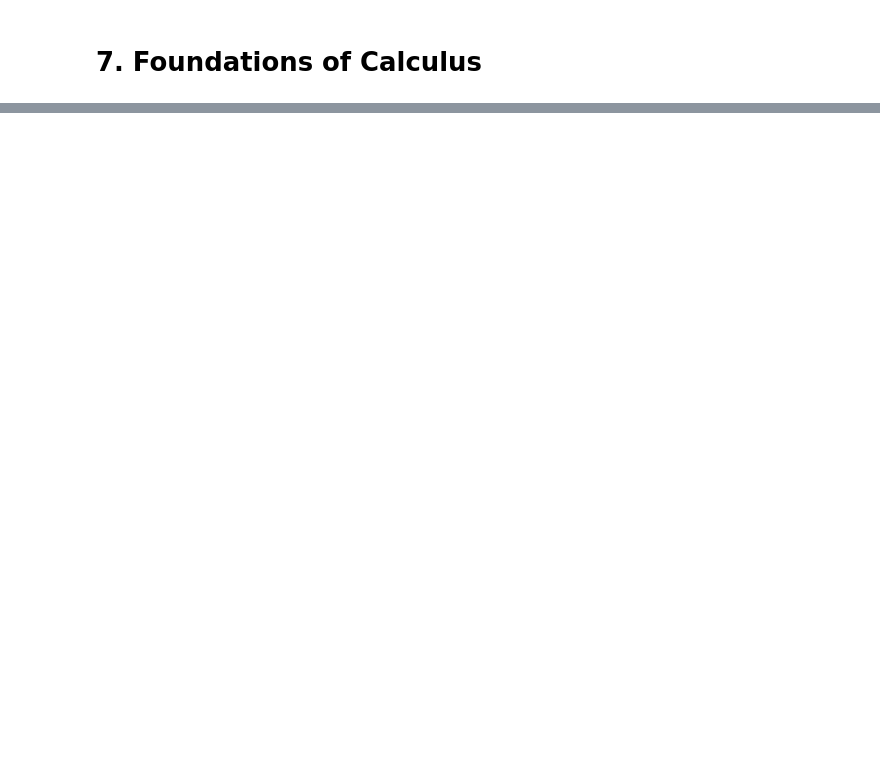
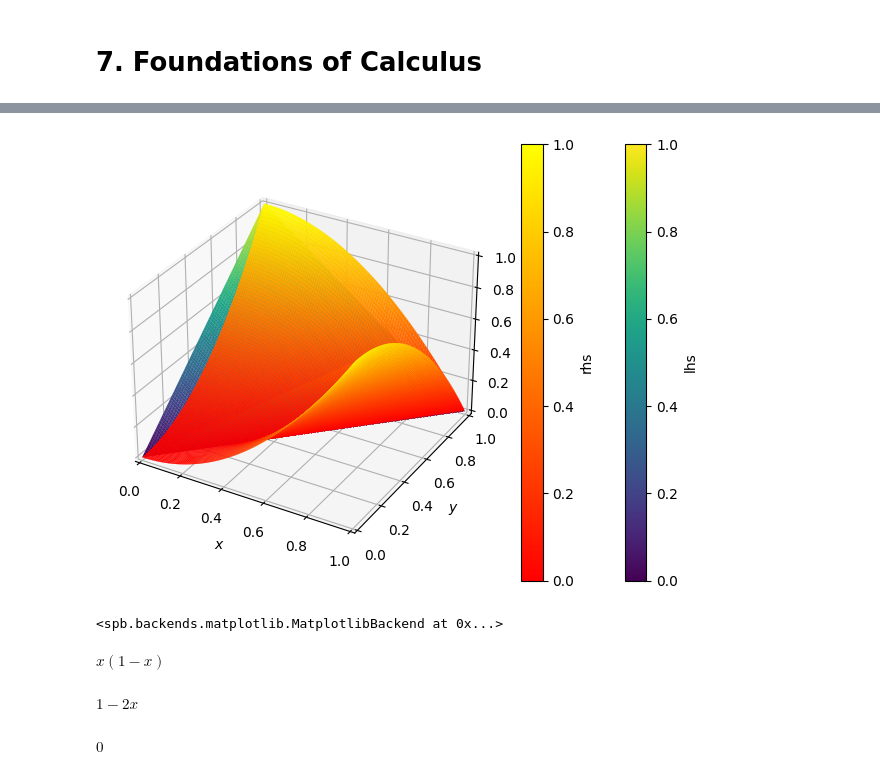
Before and after one commit to James-G-Hill/Sympy-Companion-to-Mathematics-Form-and-Function, a Jupyter notebook: ch06_concepts_of_calculus/07_foundations_of_calculus.ipynb, the cells around one changed output, grey strips where cells are left out. Saved outputs shown, nothing was run; the diff lists cells and outputs as text; code cells hidden in the pictures; blank space fills up the shorter version.

```diff
--- a/ch06_concepts_of_calculus/07_foundations_of_calculus.ipynb
+++ b/ch06_concepts_of_calculus/07_foundations_of_calculus.ipynb
@@ -49,0 +97,26 @@
+# %%
+y = Symbol('y')
+
+plot3d(
+    (Abs(x - y), 'lhs'),
+    (Abs(f_sqr - f_sqr.subs(x, y)), 'rhs'),
+    (x, 0, 1),
+    (y, 0, 1),
+    use_cm=True
+)
+# %% [output]
+[figure, added]
+<spb.backends.matplotlib.MatplotlibBackend at 0x...>
+# %%
+f_para = x * (1 - x)
+f_para
+# %% [output]
+$\displaystyle x \left(1 - x\right)$
+# %%
+f_para.diff(x)
+# %% [output]
+$\displaystyle 1 - 2 x$
+# %%
+f_para.diff(x).subs(x, .5)
+# %% [output]
+$\displaystyle 0$
```
Also changed, not shown: parts of 57 cells of this notebook.
